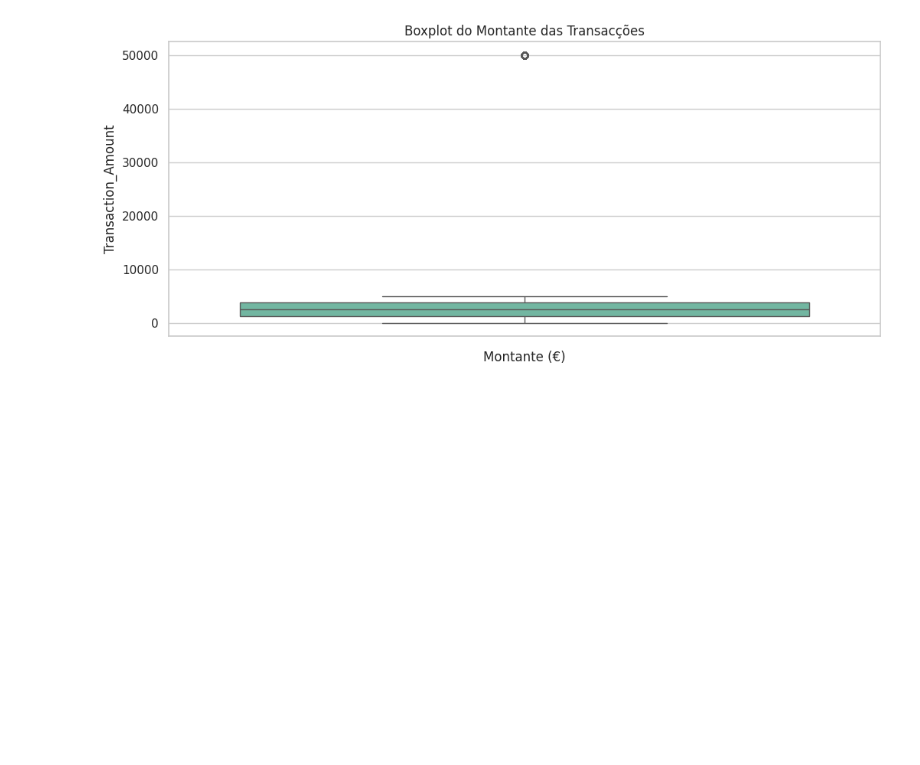
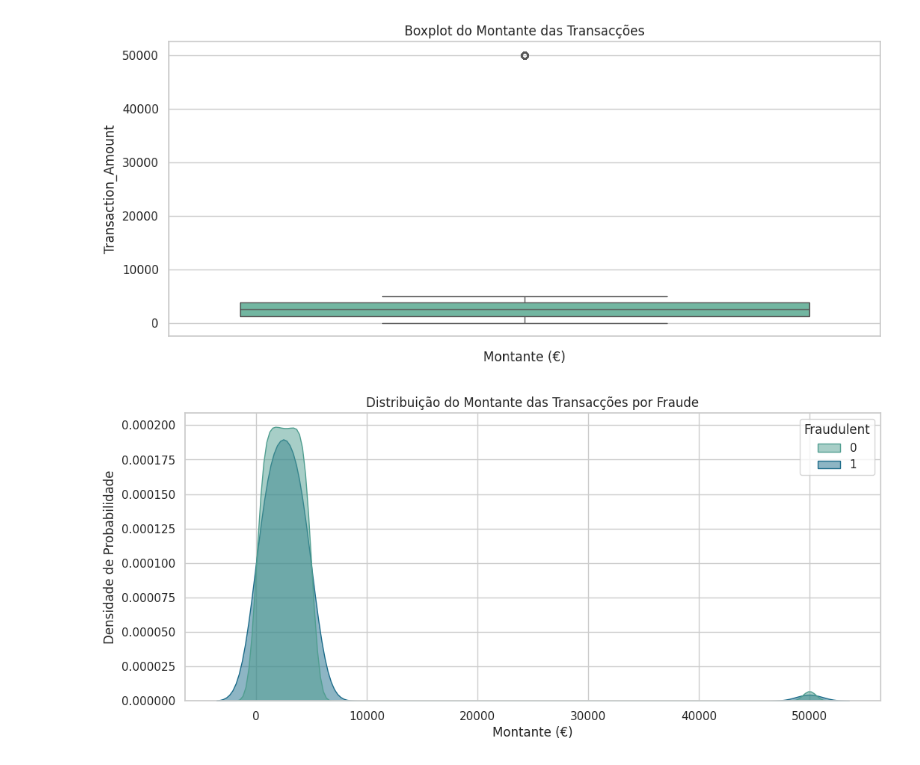
Before and after one commit to Francisco-Alfredo/Fraud-detection-analysis, a Jupyter notebook: Fraud_Detection_Analysis.ipynb, the cells around one changed output. Saved outputs shown, nothing was run; the diff lists cells and outputs as text; code cells hidden in the pictures; blank space fills up the shorter version.

```diff
--- a/Fraud_Detection_Analysis.ipynb
+++ b/Fraud_Detection_Analysis.ipynb
@@ -122,3 +121,21 @@ plt.xlabel("Montante (€)")
 # %% [output]
 Text(0.5, 0, 'Montante (€)')
 [figure]
+# %%
+#Distribuição do montante por fraude
+plt.figure(figsize=(12,5))
+sns.kdeplot(
+    data=df,
+    x="Transaction_Amount",
+    hue="Fraudulent",
+    fill=True,
+    common_norm=False,
+    alpha=.5,
+    palette="crest"
+)
+plt.title("Distribuição do Montante das Transacções por Fraude")
+plt.xlabel("Montante (€)")
+plt.ylabel("Densidade de Probabilidade")
+plt.show()
+# %% [output]
+[figure, added]
```
Also changed, not shown: parts of 18 cells of this notebook.
